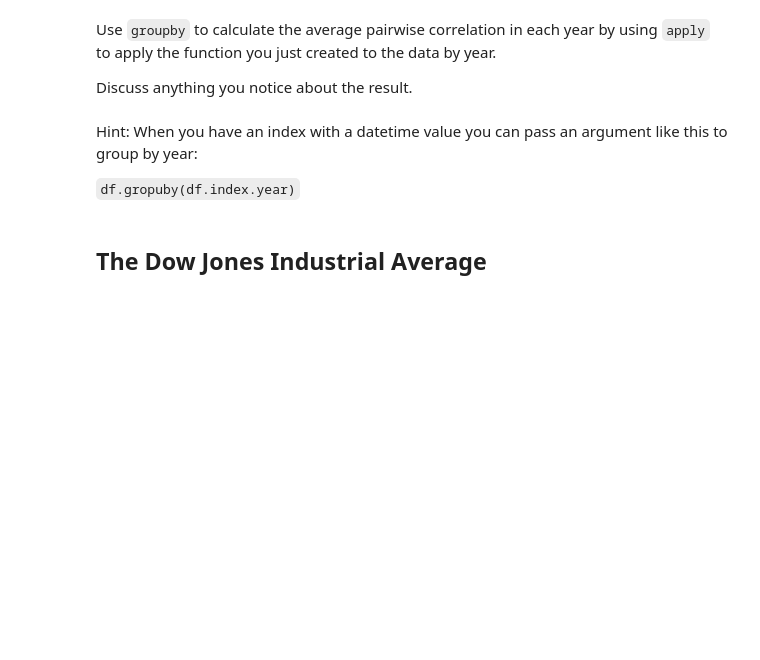
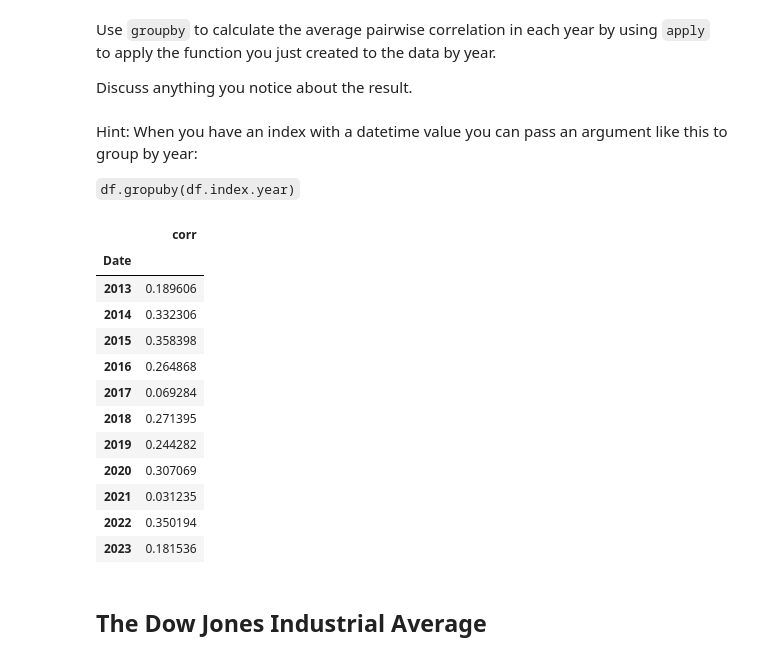
Before and after one commit to vargopal/stockMarket, a Jupyter notebook: HW1.ipynb, the cells around one changed output. Cells and saved outputs as stored; diff of their text form; code cells hidden in the pictures; blank space fills up the shorter version.

```diff
--- a/HW1.ipynb
+++ b/HW1.ipynb
@@ -188,6 +190,23 @@ Discuss anything you notice about the result.
 Hint: When you have an index with a datetime value you can pass an argument like this to group by year:
 
 `df.gropuby(df.index.year)`
+# %%
+px_ann = px_ret.groupby(px_ret.index.year).apply(pairwise_corr_avg)
+px_ann
+# %% [output]
+|  | corr |
+| Date |  |
+| 2013 | 0.189606 |
+| 2014 | 0.332306 |
+| 2015 | 0.358398 |
+| 2016 | 0.264868 |
+| 2017 | 0.069284 |
+| 2018 | 0.271395 |
+| 2019 | 0.244282 |
+| 2020 | 0.307069 |
+| 2021 | 0.031235 |
+| 2022 | 0.350194 |
+| 2023 | 0.181536 |
 # %% [markdown]
 ## The Dow Jones Industrial Average
 # %% [markdown]
```
Also changed, not shown: parts of 29 cells of this notebook.
